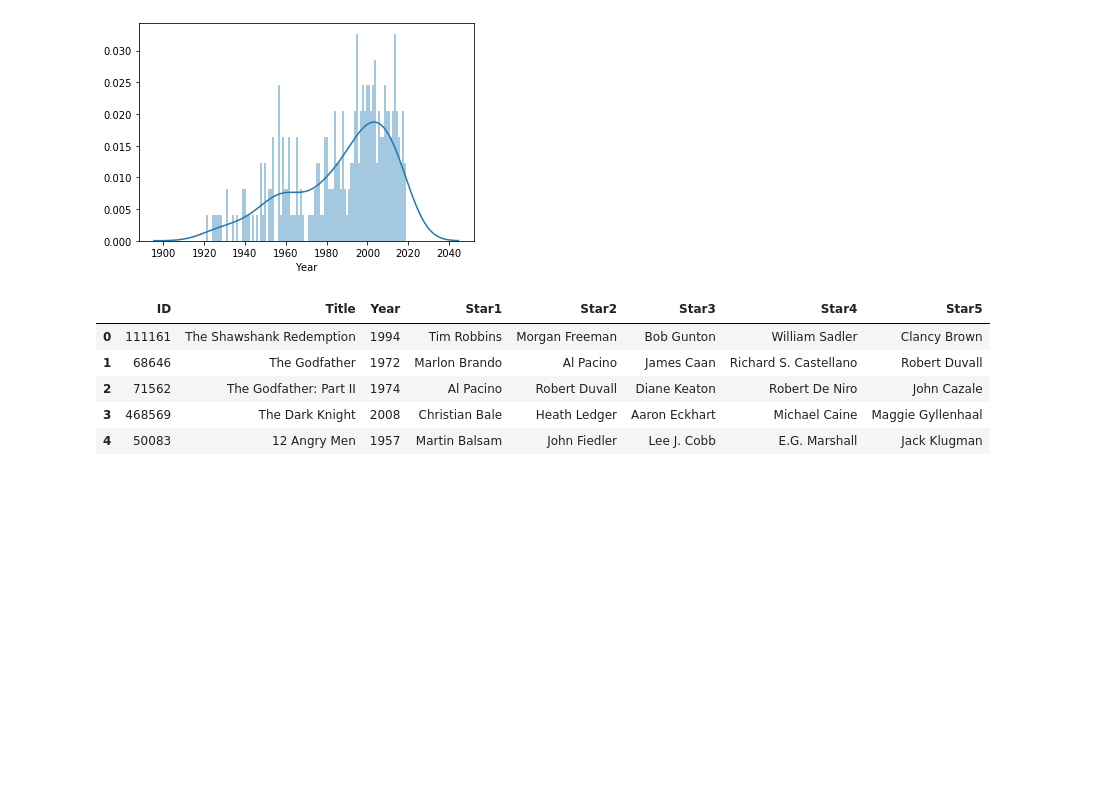
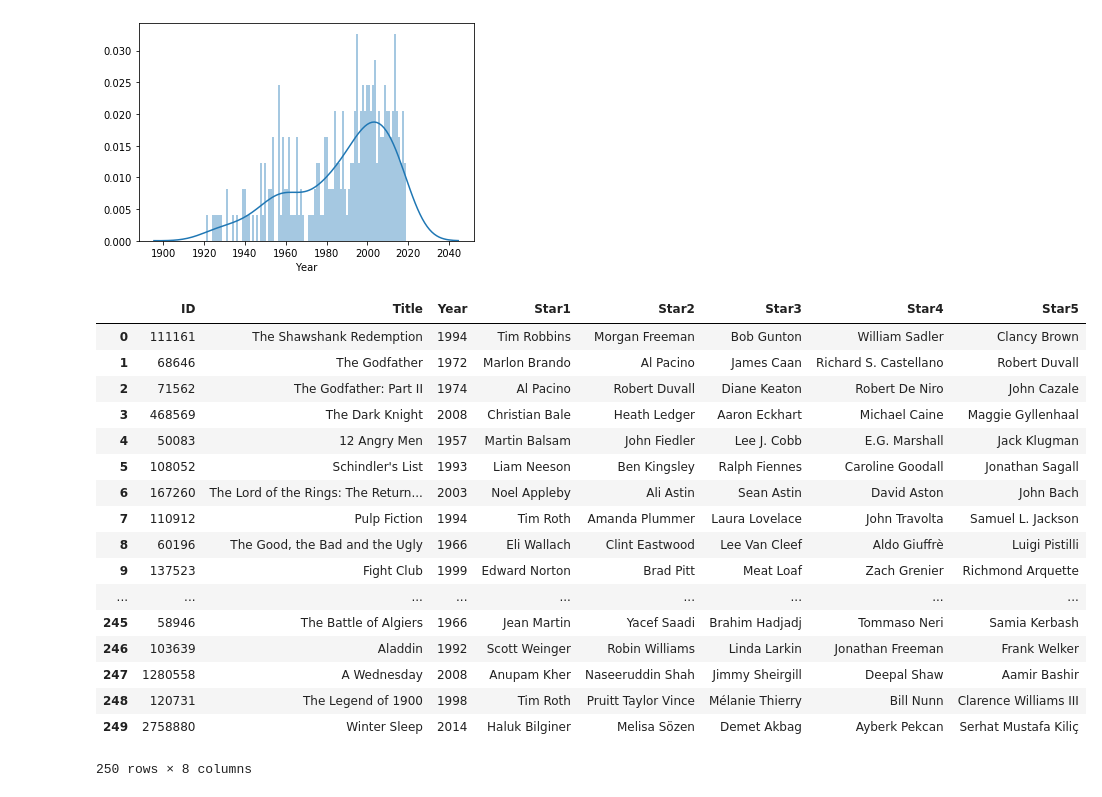
Before and after one commit to 97emilylc/97emilylc.github.io, a Jupyter notebook: Starting to Plot.ipynb, the cells around one changed output. Cells and saved outputs as stored; diff of their text form; code cells hidden in the pictures; blank space fills up the shorter version.

```diff
--- a/Starting to Plot.ipynb
+++ b/Starting to Plot.ipynb
@@ -20,14 +15,26 @@ plot = sns.distplot(top250['Year'], bins = 100)
 # %% [output]
 [figure]
 # %%
-top250.head()
+top250
 # %% [output]
 |  | ID | Title | Year | Star1 | Star2 | Star3 | Star4 | Star5 |
 | 0 | 111161 | The Shawshank Redemption | 1994 | Tim Robbins | Morgan Freeman | Bob Gunton | William Sadler | Clancy Brown |
 | 1 | 68646 | The Godfather | 1972 | Marlon Brando | Al Pacino | James Caan | Richard S. Castellano | Robert Duvall |
 | 2 | 71562 | The Godfather: Part II | 1974 | Al Pacino | Robert Duvall | Diane Keaton | Robert De Niro | John Cazale |
 | 3 | 468569 | The Dark Knight | 2008 | Christian Bale | Heath Ledger | Aaron Eckhart | Michael Caine | Maggie Gyllenhaal |
 | 4 | 50083 | 12 Angry Men | 1957 | Martin Balsam | John Fiedler | Lee J. Cobb | E.G. Marshall | Jack Klugman |
+| 5 | 108052 | Schindler's List | 1993 | Liam Neeson | Ben Kingsley | Ralph Fiennes | Caroline Goodall | Jonathan Sagall |
+| 6 | 167260 | The Lord of the Rings: The Return... | 2003 | Noel Appleby | Ali Astin | Sean Astin | David Aston | John Bach |
+| 7 | 110912 | Pulp Fiction | 1994 | Tim Roth | Amanda Plummer | Laura Lovelace | John Travolta | Samuel L. Jackson |
+| 8 | 60196 | The Good, the Bad and the Ugly | 1966 | Eli Wallach | Clint Eastwood | Lee Van Cleef | Aldo Giuffrè | Luigi Pistilli |
+| 9 | 137523 | Fight Club | 1999 | Edward Norton | Brad Pitt | Meat Loaf | Zach Grenier | Richmond Arquette |
+| ... | ... | ... | ... | ... | ... | ... | ... | ... |
+| 245 | 58946 | The Battle of Algiers | 1966 | Jean Martin | Yacef Saadi | Brahim Hadjadj | Tommaso Neri | Samia Kerbash |
+| 246 | 103639 | Aladdin | 1992 | Scott Weinger | Robin Williams | Linda Larkin | Jonathan Freeman | Frank Welker |
+| 247 | 1280558 | A Wednesday | 2008 | Anupam Kher | Naseeruddin Shah | Jimmy Sheirgill | Deepal Shaw | Aamir Bashir |
+| 248 | 120731 | The Legend of 1900 | 1998 | Tim Roth | Pruitt Taylor Vince | Mélanie Thierry | Bill Nunn | Clarence Williams III |
+| 249 | 2758880 | Winter Sleep | 2014 | Haluk Bilginer | Melisa Sözen | Demet Akbag | Ayberk Pekcan | Serhat Mustafa Kiliç |
+250 rows × 8 columns
 # %%
 best_actors = top250['Star2'].append(top250['Star1'], ignore_index = True).append(top250['Star3'], ignore_index = True).append(top250['Star4'], ignore_index = True).value_counts()
 # %%
```
Also changed, not shown: parts of 8 cells of this notebook.
